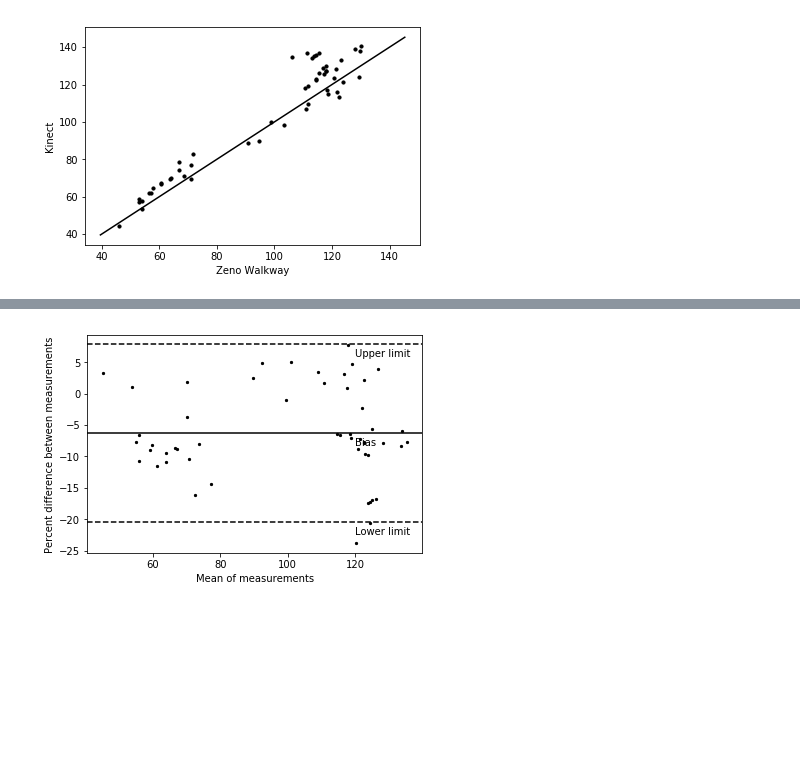
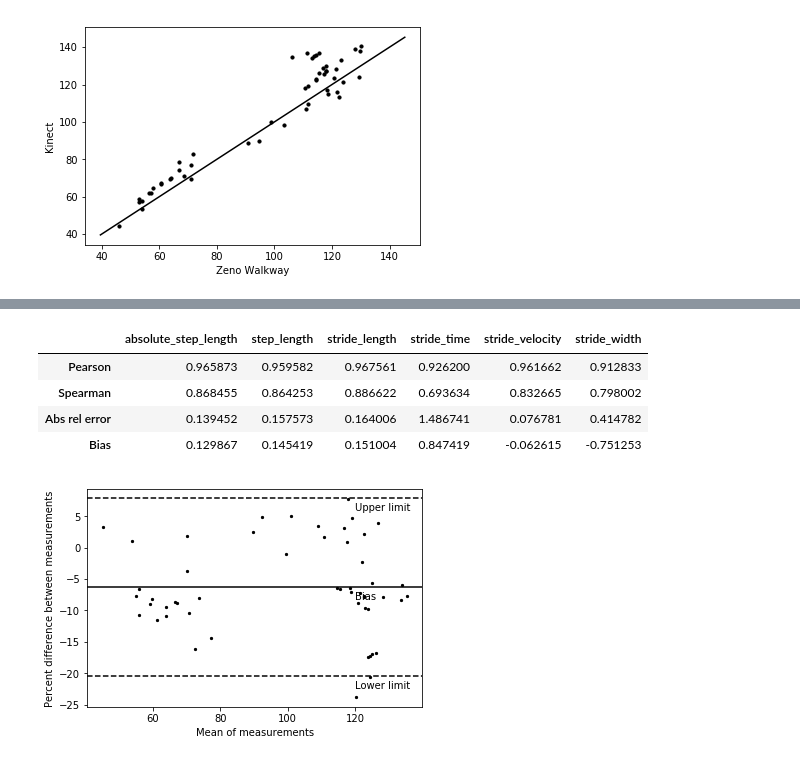
Before and after one commit to ajhynes7/side-view-depth-gait, a Jupyter notebook: notebooks/analysis.ipynb, the cells around one changed output, grey strips where cells are left out. Drawn from its saved outputs; the diff is of its cells as text; code cells hidden in the pictures; blank space fills up the shorter version.

```diff
--- a/notebooks/analysis.ipynb
+++ b/notebooks/analysis.ipynb
@@ -144,6 +137,14 @@ d['Bias'] = apply_to_columns(df_z, df_k, lambda a, b: st.relative_difference(a,
 
 
 df_results = pd.DataFrame(d).T
+# %%
+df_results
+# %% [output]
+|  | absolute_step_length | step_length | stride_length | stride_time | stride_velocity | stride_width |
+| Pearson | 0.965873 | 0.959582 | 0.967561 | 0.926200 | 0.961662 | 0.912833 |
+| Spearman | 0.868455 | 0.864253 | 0.886622 | 0.693634 | 0.832665 | 0.798002 |
+| Abs rel error | 0.139452 | 0.157573 | 0.164006 | 1.486741 | 0.076781 | 0.414782 |
+| Bias | 0.129867 | 0.145419 | 0.151004 | 0.847419 | -0.062615 | -0.751253 |
 # %%
 import modules.plotting as pl
 
```
Also changed, not shown: parts of 15 cells of this notebook.
